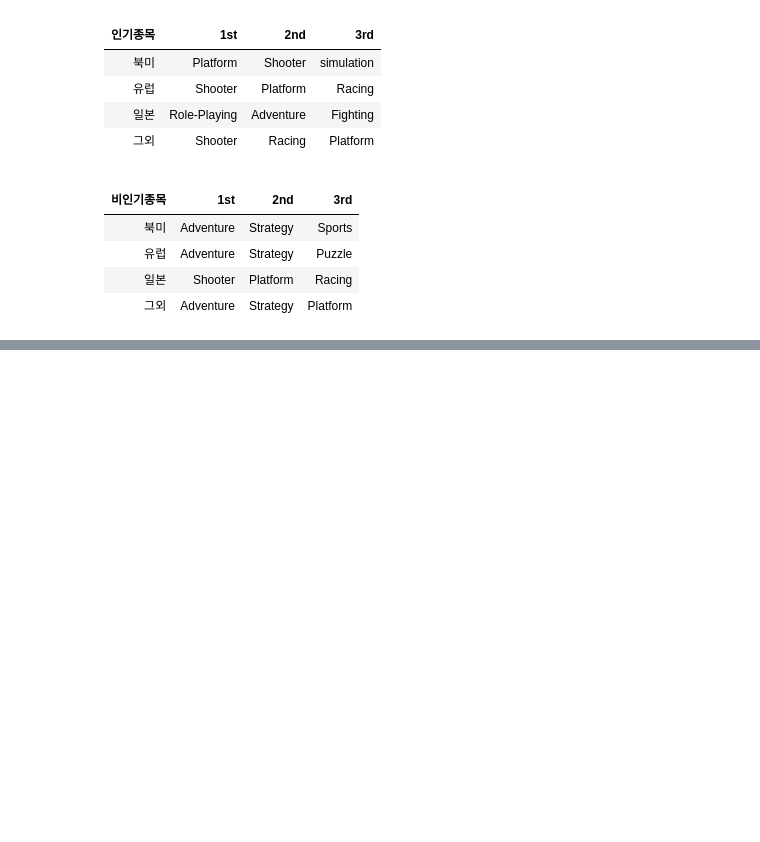
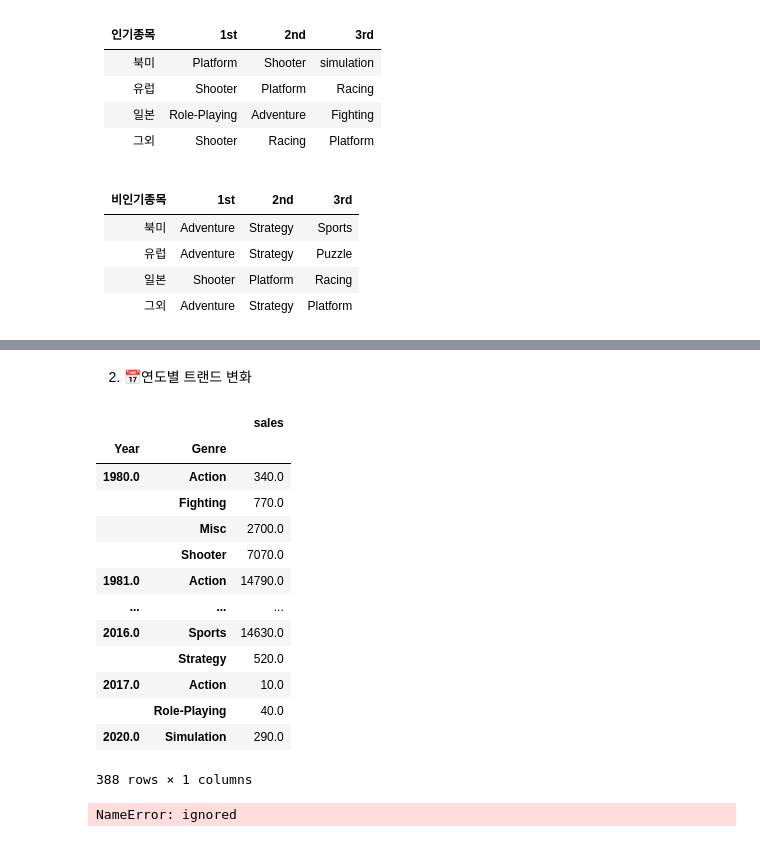
Before and after one commit to superahxd/_project, a Jupyter notebook: sec1_project.ipynb, the cells around one changed output, grey strips where cells are left out. Cells and saved outputs as stored; diff of their text form; code cells hidden in the pictures; blank space fills up the shorter version.

```diff
--- a/sec1_project.ipynb
+++ b/sec1_project.ipynb
@@ -188,0 +204,32 @@ vgames_1.rank(method='min', ascending=False)
+# %% [markdown]
+2. 📅연도별 트랜드 변화
+# %%
+vgames_2_Genre = vgames.iloc[:, 2:4]
+vgames_2_Genre['sales'] = vgames.iloc[:, 5:].sum(axis = 1, skipna = True)
+# %%
+pivot_vgames = pd.pivot_table(vgames_2_Genre, 'sales', ['Year', 'Genre'], aggfunc = 'sum')
+pivot_vgames
+# %% [output]
+|  |  | sales |
+| Year | Genre |  |
+| 1980.0 | Action | 340.0 |
+|  | Fighting | 770.0 |
+|  | Misc | 2700.0 |
+|  | Shooter | 7070.0 |
+| 1981.0 | Action | 14790.0 |
+| ... | ... | ... |
+| 2016.0 | Sports | 14630.0 |
+|  | Strategy | 520.0 |
+| 2017.0 | Action | 10.0 |
+|  | Role-Playing | 40.0 |
+| 2020.0 | Simulation | 290.0 |
+388 rows × 1 columns
+# %%
+def vgames_2(year, genre):
+    data = pivot_vgames.loc[Year, Genre]
+
+    pp.plot(data.index, data.values)
+
+vgames_2(2010, 'Action')
+# %% [output]
+NameError: ignored
```
Also changed, not shown: parts of 4 cells of this notebook.
